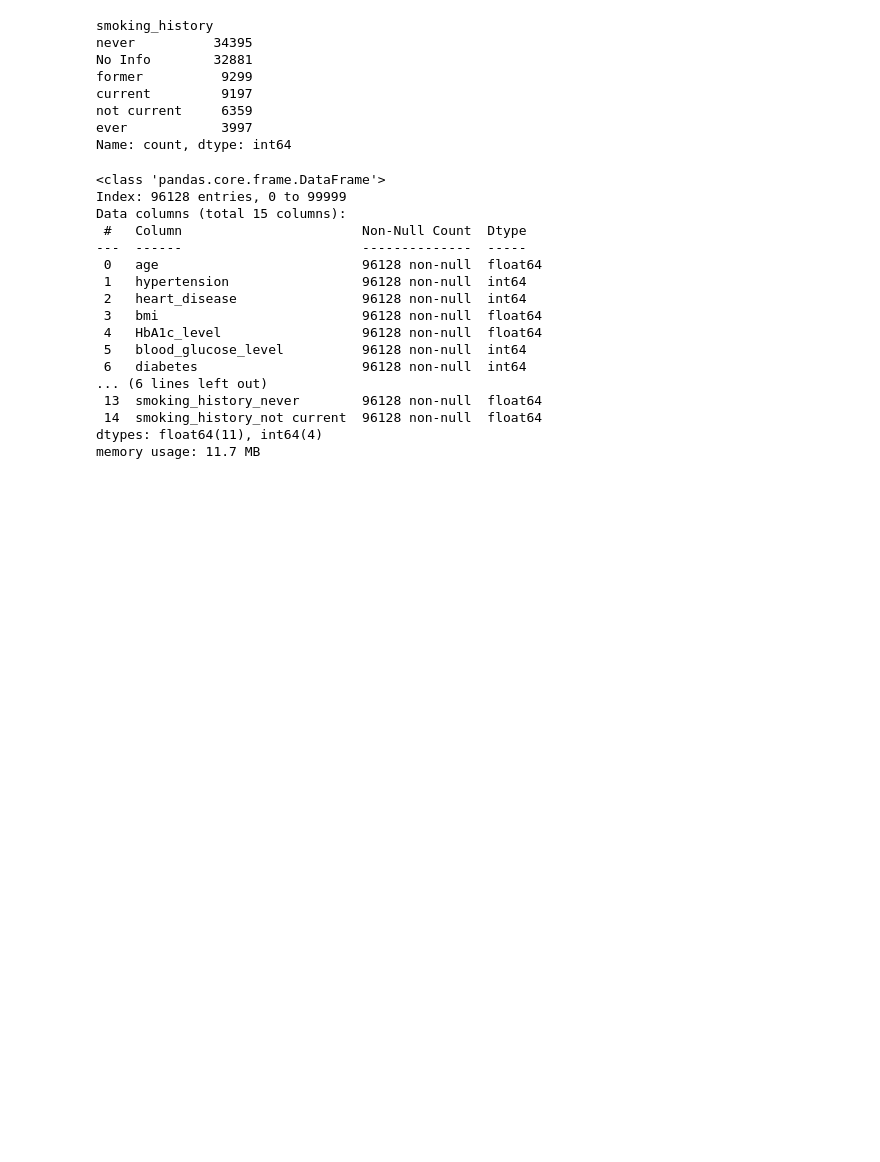
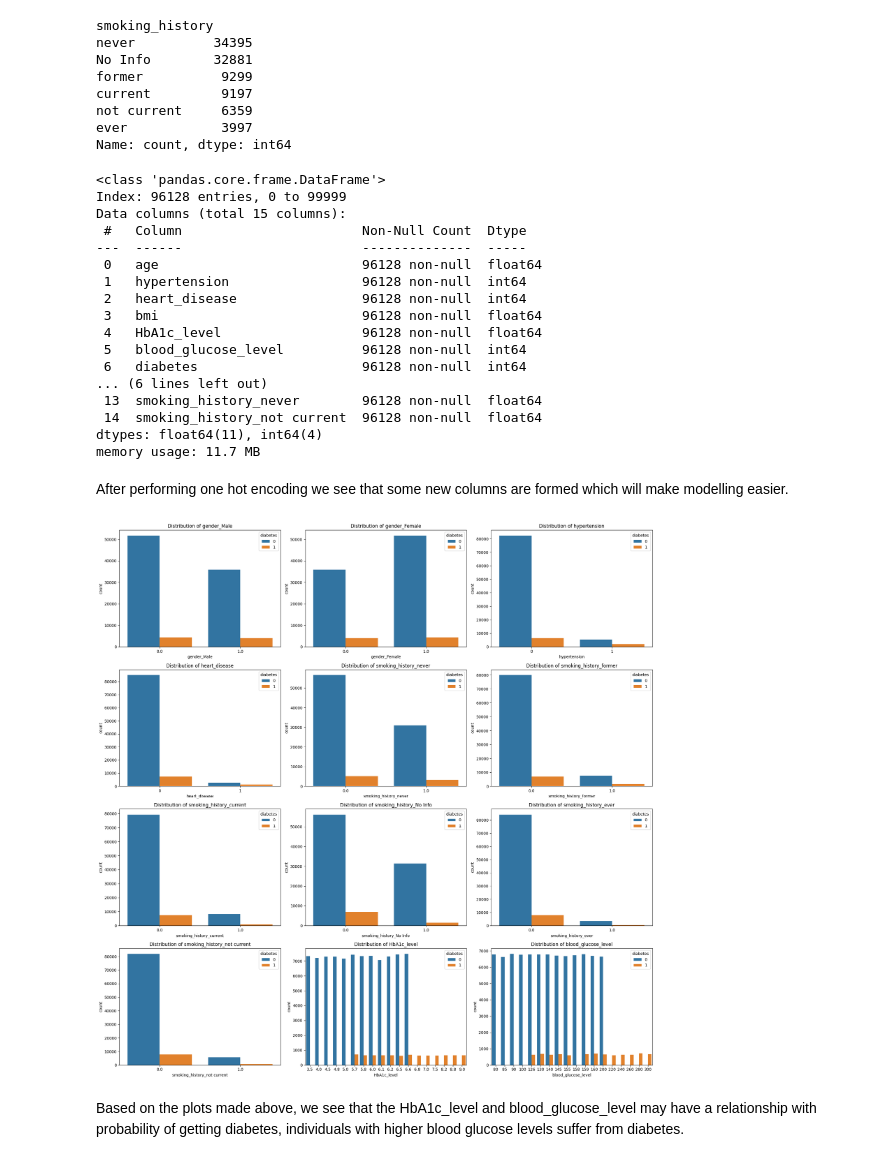
Before and after one commit to Jeffrey-sinos/diabetes-prediction-model, a Jupyter notebook: diabetes.ipynb, the cells around one changed output. Cells and saved outputs as stored; diff of their text form; code cells hidden in the pictures; blank space fills up the shorter version.

```diff
--- a/diabetes.ipynb
+++ b/diabetes.ipynb
@@ -245,4 +250,34 @@ Data columns (total 15 columns):
  14  smoking_history_not current  96128 non-null  float64
 dtypes: float64(11), int64(4)
 memory usage: 11.7 MB
+# %% [markdown]
+After performing one hot encoding we see that some new columns are formed which will make modelling easier.
+# %%
+
+
+# put some of the columns in a list for plotting
+encoded_vars = ['gender_Male', 'gender_Female', 'hypertension',
+                'heart_disease', 'smoking_history_never',
+                'smoking_history_former', 'smoking_history_current','smoking_history_No Info',
+                'smoking_history_ever', 'smoking_history_not current', 'HbA1c_level', 'blood_glucose_level',
+                ]
+
+# Define number of rows and columns for subplots
+nrows = 4
+ncols = 3
+
+fig, axs = plt.subplots(nrows=nrows, ncols=ncols, figsize=(20, 20))
+axs = axs.flatten()
+
+for i, var in enumerate(encoded_vars[:nrows * ncols]):  # limiting to the number of subplots available
+    ax = axs[i]
+    sns.countplot(x=var, data=diabetes_encoded, hue='diabetes', ax=ax)
+    ax.set_title(f'Distribution of {var}')
+
+plt.tight_layout()  # Adjust layout to prevent overlapping
+plt.show()
+# %% [output]
+[figure, added]
+# %% [markdown]
+Based on the plots made above, we see that the HbA1c_level and blood_glucose_level may have a relationship with probability of getting diabetes, individuals with higher blood glucose levels suffer from diabetes.
 # %%
```
Also changed, not shown: parts of 28 cells of this notebook.
